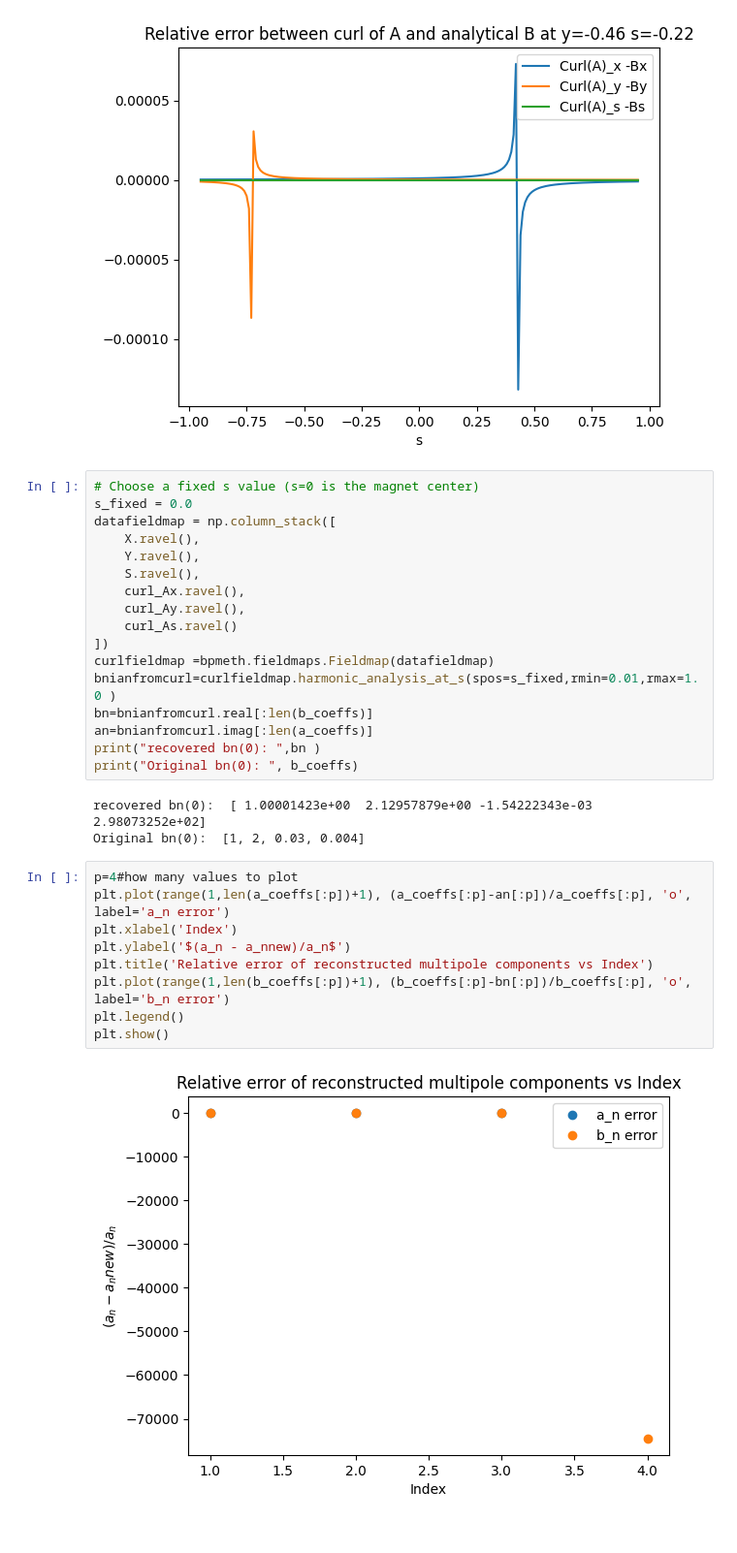
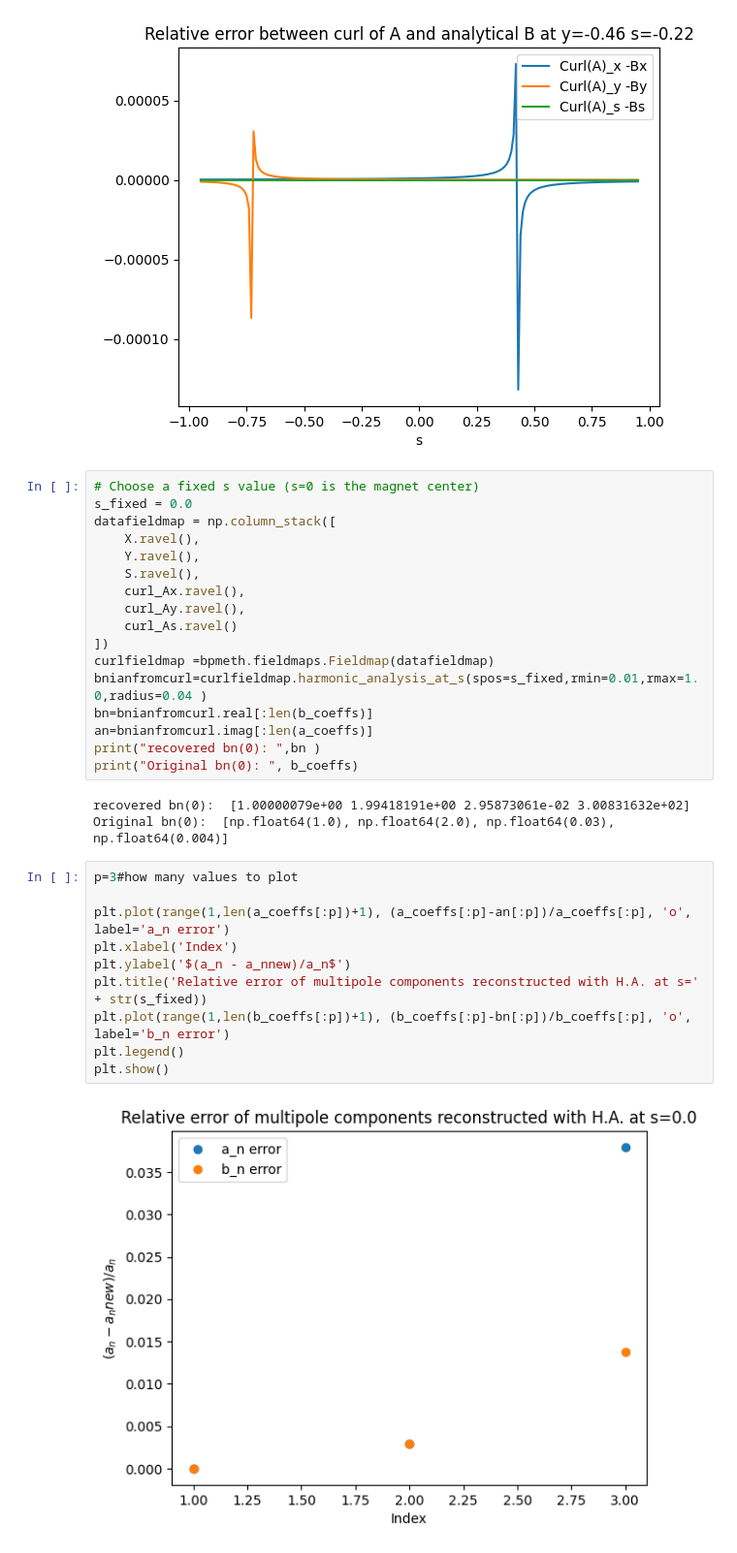
Before and after one commit to marcoliniF/bpmeth, a Jupyter notebook: preliminaryTrials/2abBAcurlB_HA_ab.ipynb, the cells around one changed output. Shown at 97% size. Saved outputs shown, nothing was run; the diff lists cells and outputs as text.

Commit message:
Update plots

```diff
--- a/preliminaryTrials/2abBAcurlB_HA_ab.ipynb
+++ b/preliminaryTrials/2abBAcurlB_HA_ab.ipynb
@@ -123,22 +123,23 @@ datafieldmap = np.column_stack([
     curl_As.ravel()
 ])
 curlfieldmap =bpmeth.fieldmaps.Fieldmap(datafieldmap)
-bnianfromcurl=curlfieldmap.harmonic_analysis_at_s(spos=s_fixed,rmin=0.01,rmax=1.0 )
+bnianfromcurl=curlfieldmap.harmonic_analysis_at_s(spos=s_fixed,rmin=0.01,rmax=1.0,radius=0.04 )
 bn=bnianfromcurl.real[:len(b_coeffs)]
 an=bnianfromcurl.imag[:len(a_coeffs)]
 print("recovered bn(0): ",bn )
 print("Original bn(0): ", b_coeffs)
 # %% [output]
-recovered bn(0):  [ 1.00001423e+00  2.12957879e+00 -1.54222343e-03  2.98073252e+02]
-Original bn(0):  [1, 2, 0.03, 0.004]
+recovered bn(0):  [1.00000079e+00 1.99418191e+00 2.95873061e-02 3.00831632e+02]
+Original bn(0):  [np.float64(1.0), np.float64(2.0), np.float64(0.03), np.float64(0.004)]
 # %%
-p=4#how many values to plot
+p=3#how many values to plot
+
 plt.plot(range(1,len(a_coeffs[:p])+1), (a_coeffs[:p]-an[:p])/a_coeffs[:p], 'o', label='a_n error')
 plt.xlabel('Index')
 plt.ylabel('$(a_n - a_nnew)/a_n$')
-plt.title('Relative error of reconstructed multipole components vs Index')
+plt.title('Relative error of multipole components reconstructed with H.A. at s=' + str(s_fixed))
 plt.plot(range(1,len(b_coeffs[:p])+1), (b_coeffs[:p]-bn[:p])/b_coeffs[:p], 'o', label='b_n error')
 plt.legend()
 plt.show()
 # %% [output]
-[figure, old version]
+[figure, new version]
```
